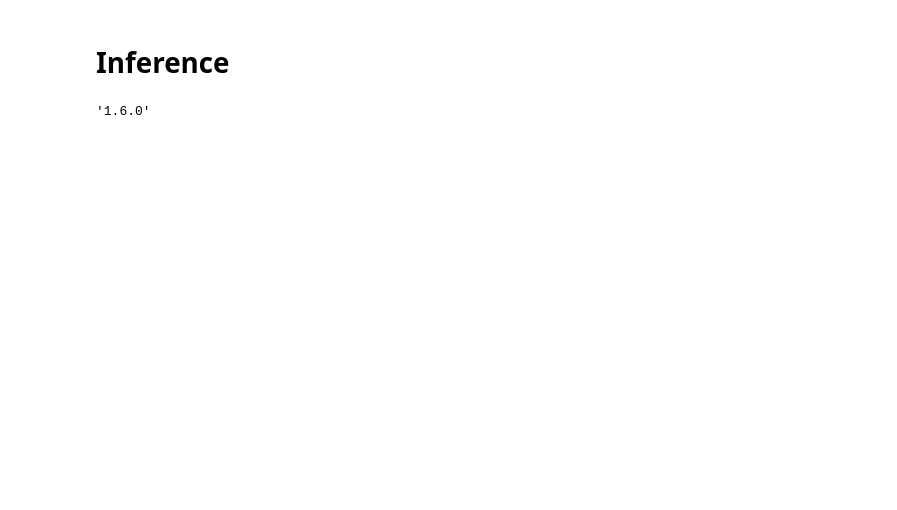
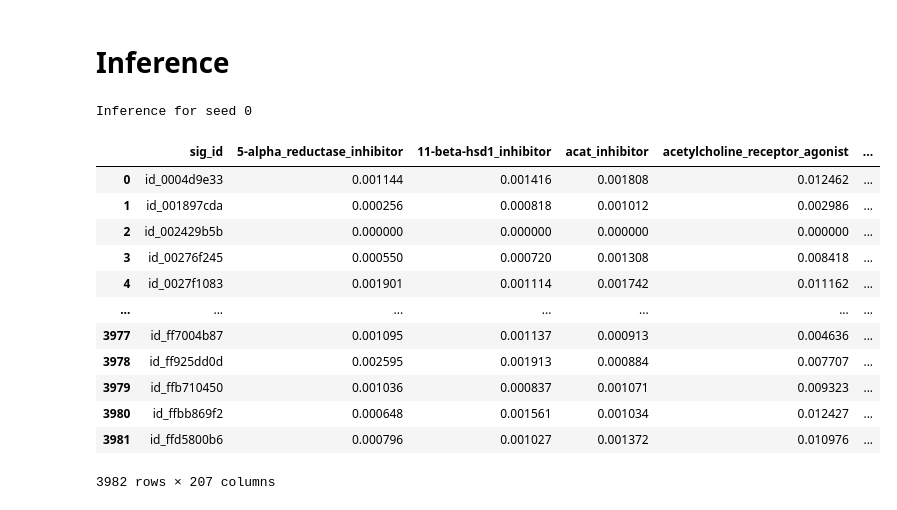
Before and after one commit to ibkuroyagi/Mechanisms-of-Action-Prediction, a Jupyter notebook: working/sub_tab_base.ipynb, the cells around one changed output. Cells and saved outputs as stored; diff of their text form; code cells hidden in the pictures; blank space fills up the shorter version.

```diff
--- a/working/sub_tab_base.ipynb
+++ b/working/sub_tab_base.ipynb
@@ -1298,25 +1182,22 @@ def mean_log_loss(y_true, y_pred):
 # %% [markdown]
 # Inference
 # %%
+preds = np.zeros((len(test), ntargets))
+test = test.values
+
 for seed in range(nstarts):
     print(f"Inference for seed {seed}")
-    seed_targets = []
-    seed_oof = []
     seed_preds = np.zeros((len(test), ntargets, nfolds))
-
-    for n, (tr, te) in enumerate(kfold.split(train_targets, train_targets)):
-        xval, yval = train[te], train_targets[te]
+    kfold = MultilabelStratifiedKFold(n_splits=nfolds, random_state=seed, shuffle=True)
+    for n in range(nfolds):
         fold_preds = []
-
-        val_set = MoaDataset(xval, yval, top_feats)
         test_set = MoaDataset(test, None, top_feats, mode='test')
 
         dataloaders = {
-            'val': DataLoader(val_set, batch_size=val_batch_size, shuffle=False),
             'test': DataLoader(test_set, batch_size=val_batch_size, shuffle=False)
         }
 
-        checkpoint_path = f'Model_{seed}_Fold_{n+1}.pt'
+        checkpoint_path = f'base_models/Model_{seed}_Fold_{n+1}.pt'
         model = nn.Sequential(nn.BatchNorm1d(len(top_feats)),
                               DenseBlock(len(top_feats), layer_dim = 16, num_layers = 4, tree_dim = 512, depth = 6, input_dropout = 0.3,
                                          flatten_output = True, choice_function = entmax15, bin_function = entmoid15),
@@ -1328,30 +1209,16 @@ for seed in range(nstarts):
         model.load_state_dict(torch.load(checkpoint_path))
         model.eval()
 
-        for phase in ['val', 'test']:
-            for i, (x, y) in enumerate(dataloaders[phase]):
-                if phase == 'val':
-                    x, y = x.to(device), y.to(device)
-                elif phase == 'test':
-                    x = x.to(device)
-
-                with torch.no_grad():
-                    batch_preds = model(x)
-
-                    if phase == 'val':
-                        seed_targets.append(y)
-                        seed_oof.append(batch_preds)
-                    elif phase == 'test':
-                        fold_preds.append(batch_preds)
+        for i, (x, y) in enumerate(dataloaders['test']):
+            x = x.to(device)
+            with torch.no_grad():
+                batch_preds = model(x)
+                fold_preds.append(batch_preds)
 
         fold_preds = torch.cat(fold_preds, dim=0).cpu().numpy()
         seed_preds[:, :, n] = fold_preds
 
-    seed_targets = torch.cat(seed_targets, dim=0).cpu().numpy()
-    seed_oof = torch.cat(seed_oof, dim=0).cpu().numpy()
     seed_preds = np.mean(seed_preds, axis=2)
-
-    print("Score for this seed {:5.5f}".format(mean_log_loss(seed_targets, seed_oof)))
-    oof_targets = seed_targets
-    oof[:, seed, :] = seed_oof
     preds += seed_preds / nstarts
+# %% [output]
+Inference for seed 0
@@ -1362,7 +1226,19 @@ print("Overall score is {:5.5f}".format(mean_log_loss(oof_targets, oof)))
 ss[targets] = preds
 ss.loc[test_features['cp_type']=='ctl_vehicle', targets] = 0
 ss.to_csv('submission.csv', index=False)
-# %%
-torch.__version__
-# %% [output]
-'1.6.0'
+# %%
+ss
+# %% [output]
+|  | sig_id | 5-alpha_reductase_inhibitor | 11-beta-hsd1_inhibitor | acat_inhibitor | acetylcholine_receptor_agonist | ... |
+| 0 | id_0004d9e33 | 0.001144 | 0.001416 | 0.001808 | 0.012462 | ... |
+| 1 | id_001897cda | 0.000256 | 0.000818 | 0.001012 | 0.002986 | ... |
+| 2 | id_002429b5b | 0.000000 | 0.000000 | 0.000000 | 0.000000 | ... |
+| 3 | id_00276f245 | 0.000550 | 0.000720 | 0.001308 | 0.008418 | ... |
+| 4 | id_0027f1083 | 0.001901 | 0.001114 | 0.001742 | 0.011162 | ... |
+| ... | ... | ... | ... | ... | ... | ... |
+| 3977 | id_ff7004b87 | 0.001095 | 0.001137 | 0.000913 | 0.004636 | ... |
+| 3978 | id_ff925dd0d | 0.002595 | 0.001913 | 0.000884 | 0.007707 | ... |
+| 3979 | id_ffb710450 | 0.001036 | 0.000837 | 0.001071 | 0.009323 | ... |
+| 3980 | id_ffbb869f2 | 0.000648 | 0.001561 | 0.001034 | 0.012427 | ... |
+| 3981 | id_ffd5800b6 | 0.000796 | 0.001027 | 0.001372 | 0.010976 | ... |
+3982 rows × 207 columns
```
Also changed, not shown: parts of 7 cells of this notebook, 2 other files.
